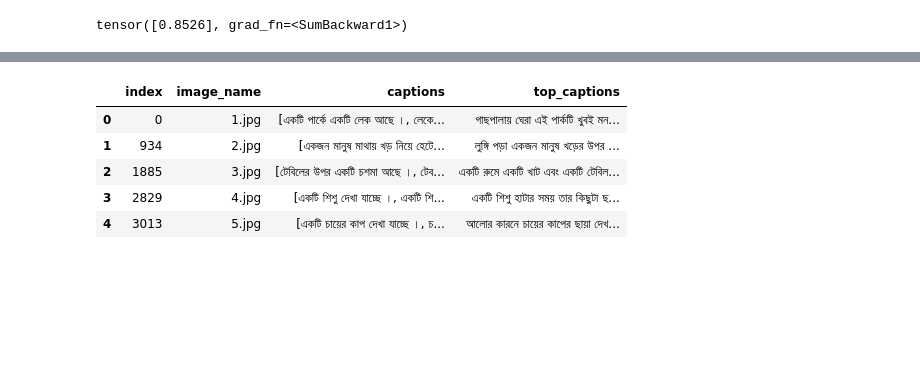
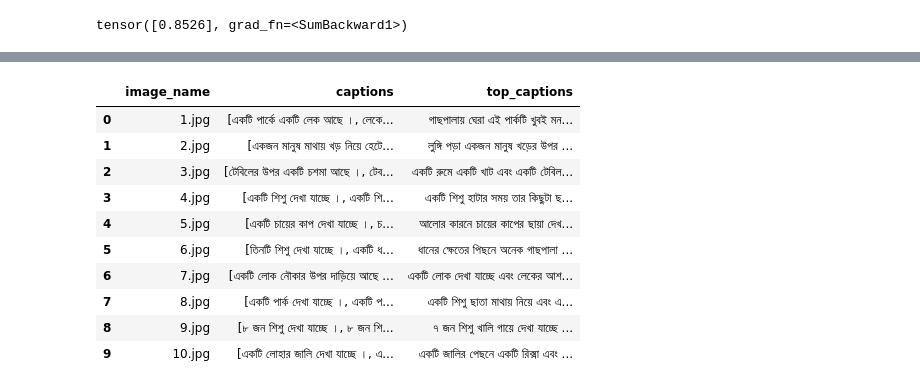
Before and after one commit to souroveskb/VQA, a Jupyter notebook: bangla_bert_prompt.ipynb, the cells around one changed output, grey strips where cells are left out. Cells and saved outputs as stored; diff of their text form; code cells hidden in the pictures; blank space fills up the shorter version.

```diff
--- a/bangla_bert_prompt.ipynb
+++ b/bangla_bert_prompt.ipynb
@@ -48,4 +48,4 @@ df1.sort_values(by='image_name', key=lambda x: pd.to_numeric(x.str.rstrip('.jpg'
 df2.sort_values(by='image_name', key=lambda x: pd.to_numeric(x.str.rstrip('.jpg'), errors='coerce'), inplace=True)
 
 df = pd.concat([df1, df2], axis=0)
-df = df.reset_index()
+df = df.reset_index(drop=True)
@@ -123,11 +152,16 @@ for idx, row in nb.tqdm(df.iterrows()):
 # %%
-df.head()
+df.head(10)
 # %% [output]
-|  | index | image_name | captions | top_captions |
-| 0 | 0 | 1.jpg | [একটি পার্কে একটি লেক আছে ।, লেকে... | গাছপালায় ঘেরা এই পার্কটি খুবই মন... |
-| 1 | 934 | 2.jpg | [একজন মানুষ মাথায় খড় নিয়ে হেটে... | লুঙ্গি পড়া একজন মানুষ খড়ের উপর ... |
-| 2 | 1885 | 3.jpg | [টেবিলের উপর একটি চশমা আছে ।, টেব... | একটি রুমে একটি খাট এবং একটি টেবিল... |
-| 3 | 2829 | 4.jpg | [একটি শিশু দেখা যাচ্ছে ।, একটি শি... | একটি শিশু হাটার সময় তার কিছুটা ছ... |
-| 4 | 3013 | 5.jpg | [একটি চায়ের কাপ দেখা যাচ্ছে ।, চ... | আলোর কারনে চায়ের কাপের ছায়া দেখ... |
+|  | image_name | captions | top_captions |
+| 0 | 1.jpg | [একটি পার্কে একটি লেক আছে ।, লেকে... | গাছপালায় ঘেরা এই পার্কটি খুবই মন... |
+| 1 | 2.jpg | [একজন মানুষ মাথায় খড় নিয়ে হেটে... | লুঙ্গি পড়া একজন মানুষ খড়ের উপর ... |
+| 2 | 3.jpg | [টেবিলের উপর একটি চশমা আছে ।, টেব... | একটি রুমে একটি খাট এবং একটি টেবিল... |
+| 3 | 4.jpg | [একটি শিশু দেখা যাচ্ছে ।, একটি শি... | একটি শিশু হাটার সময় তার কিছুটা ছ... |
+| 4 | 5.jpg | [একটি চায়ের কাপ দেখা যাচ্ছে ।, চ... | আলোর কারনে চায়ের কাপের ছায়া দেখ... |
+| 5 | 6.jpg | [তিনটি শিশু দেখা যাচ্ছে ।, একটি ধ... | ধানের ক্ষেতের পিছনে অনেক গাছপালা ... |
+| 6 | 7.jpg | [একটি লোক নৌকার উপর দাড়িয়ে আছে ... | একটি লোক দেখা যাচ্ছে এবং লেকের আশ... |
+| 7 | 8.jpg | [একটি পার্ক দেখা যাচ্ছে ।, একটি প... | একটি শিশু ছাতা মাথায় নিয়ে এবং এ... |
+| 8 | 9.jpg | [৮ জন শিশু দেখা যাচ্ছে ।, ৮ জন শি... | ৭ জন শিশু খালি গায়ে দেখা যাচ্ছে ... |
+| 9 | 10.jpg | [একটি লোহার জালি দেখা যাচ্ছে ।, এ... | একটি জালির পেছনে একটি রিক্সা এবং ... |
 # %%
 df.to_csv("top_captioned.csv", index=False)
```
Also changed, not shown: parts of 3 cells of this notebook, 3 other files.
